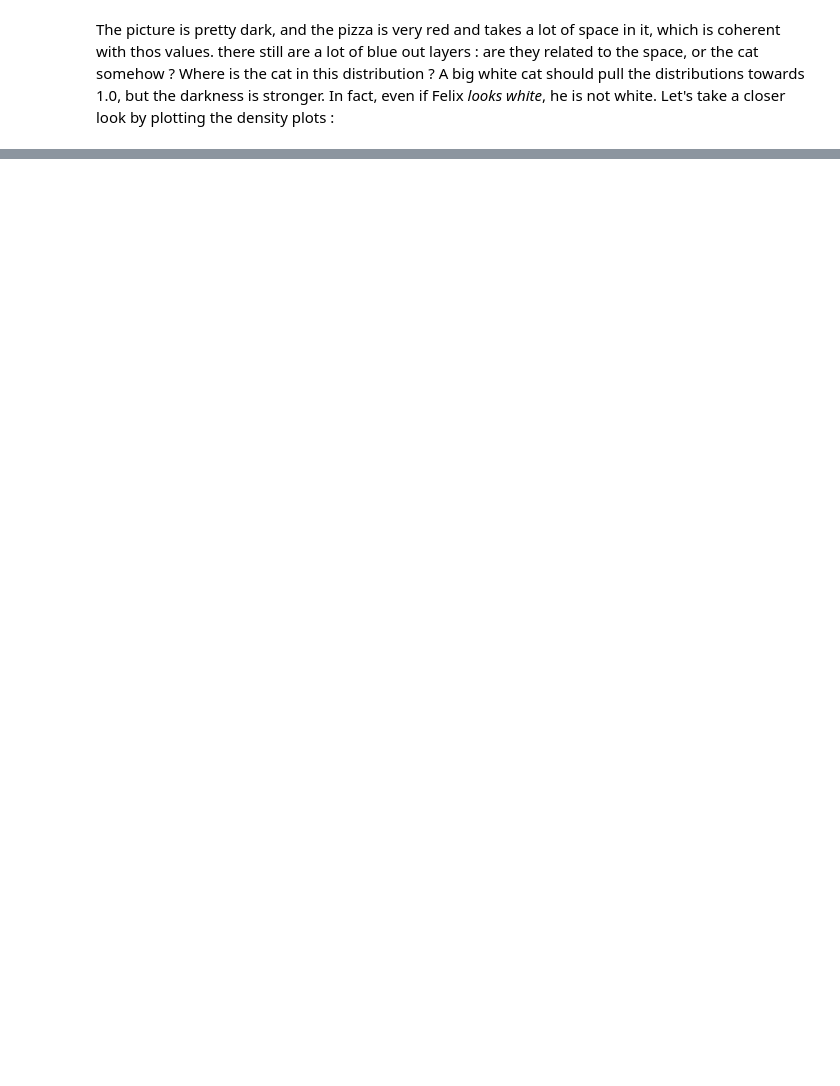
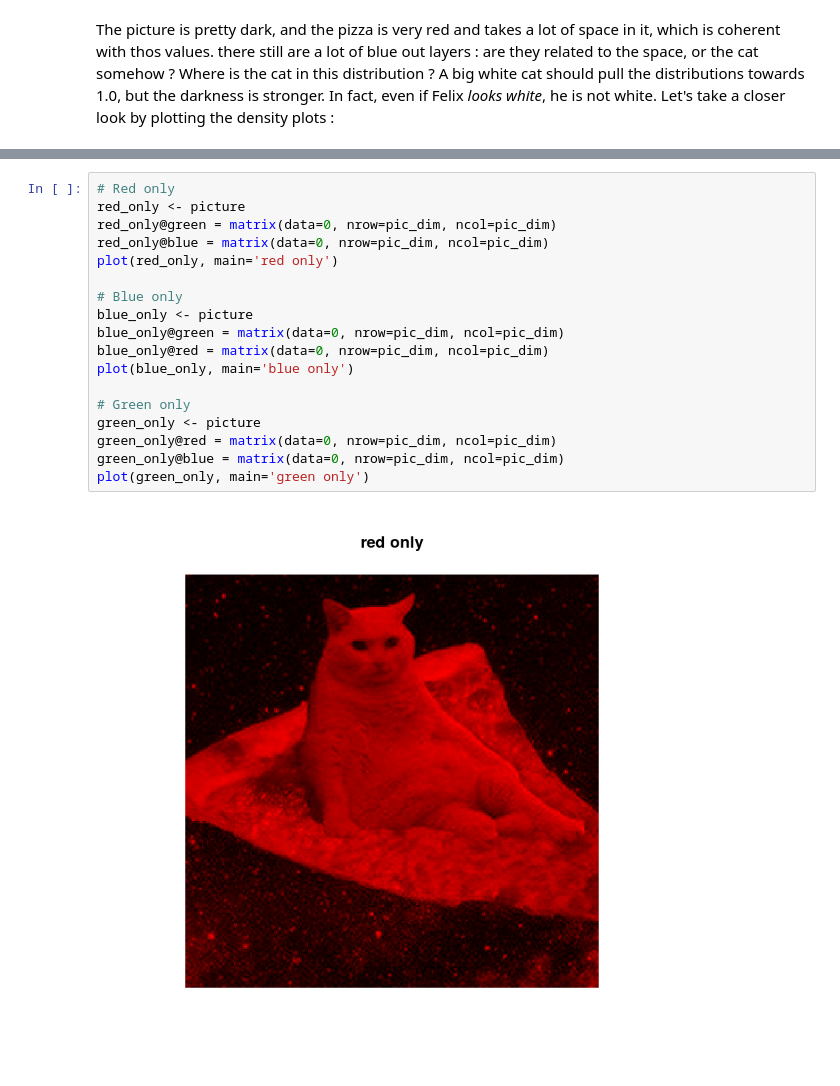
Before and after one commit to NikolaLohinski/notebooks, a Jupyter notebook: 4-image-exploratory-stats/notebook.ipynb, the cells around one changed output, grey strips where cells are left out. Drawn from its saved outputs; the diff is of its cells as text; blank space fills up the shorter version.

```diff
--- a/4-image-exploratory-stats/notebook.ipynb
+++ b/4-image-exploratory-stats/notebook.ipynb
@@ -76,0 +88,20 @@ Nothing new here but the fact that there is almost nothing white in the picture,
+# %%
+# Red only
+red_only <- picture
+red_only@green = matrix(data=0, nrow=pic_dim, ncol=pic_dim)
+red_only@blue = matrix(data=0, nrow=pic_dim, ncol=pic_dim)
+plot(red_only, main='red only')
+
+# Blue only
+blue_only <- picture
+blue_only@green = matrix(data=0, nrow=pic_dim, ncol=pic_dim)
+blue_only@red = matrix(data=0, nrow=pic_dim, ncol=pic_dim)
+plot(blue_only, main='blue only')
+
+# Green only
+green_only <- picture
+green_only@red = matrix(data=0, nrow=pic_dim, ncol=pic_dim)
+green_only@blue = matrix(data=0, nrow=pic_dim, ncol=pic_dim)
+plot(green_only, main='green only')
+# %% [output]
+[figure, added]
```
Also changed, not shown: parts of 16 cells of this notebook, 1 other file.
